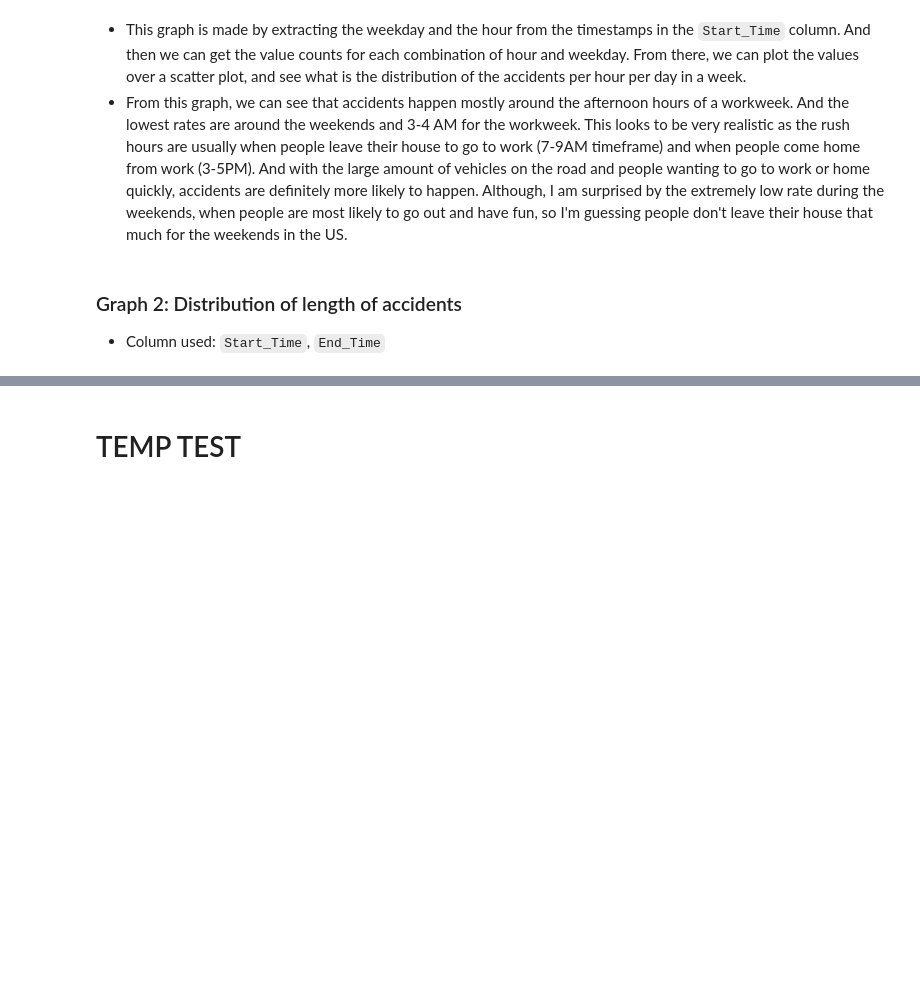
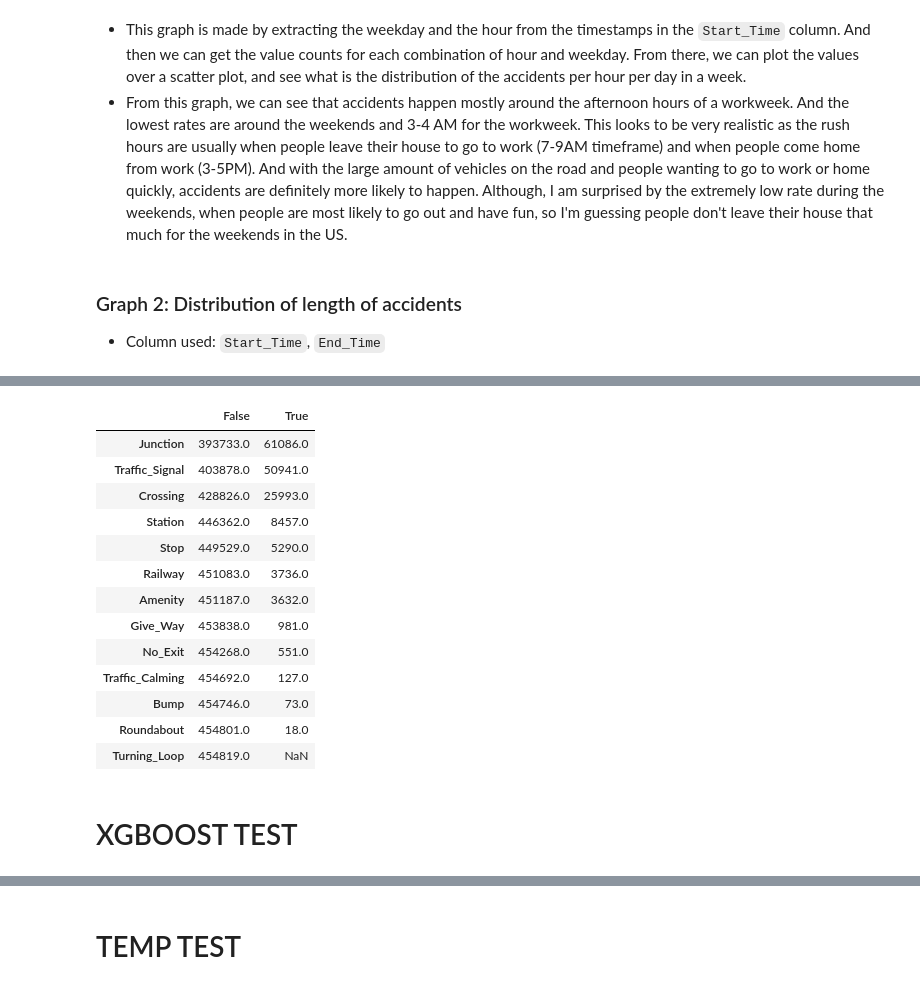
Before and after one commit to s3818311/PDS, a Jupyter notebook: main.ipynb, the cells around one changed output, grey strips where cells are left out. Cells and saved outputs as stored; diff of their text form; code cells hidden in the pictures; blank space fills up the shorter version.

```diff
--- a/main.ipynb
+++ b/main.ipynb
@@ -1828,0 +1878,19 @@ graph2_df['length'].value_counts().plot.line()
+# %%
+graph3_df.apply(lambda x : x.value_counts()).T.sort_values(by=True, ascending=False)
+# %% [output]
+|  | False | True |
+| Junction | 393733.0 | 61086.0 |
+| Traffic_Signal | 403878.0 | 50941.0 |
+| Crossing | 428826.0 | 25993.0 |
+| Station | 446362.0 | 8457.0 |
+| Stop | 449529.0 | 5290.0 |
+| Railway | 451083.0 | 3736.0 |
+| Amenity | 451187.0 | 3632.0 |
+| Give_Way | 453838.0 | 981.0 |
+| No_Exit | 454268.0 | 551.0 |
+| Traffic_Calming | 454692.0 | 127.0 |
+| Bump | 454746.0 | 73.0 |
+| Roundabout | 454801.0 | 18.0 |
+| Turning_Loop | 454819.0 | NaN |
+# %% [markdown]
+# XGBOOST TEST
```
Also changed, not shown: parts of 14 cells of this notebook.
